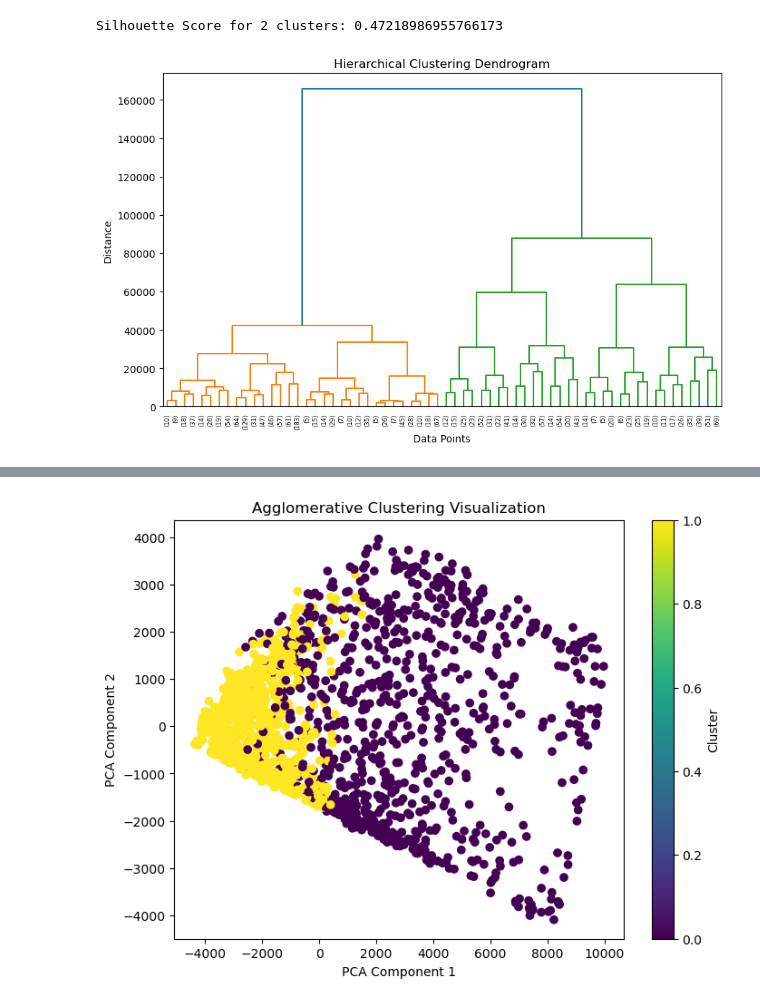
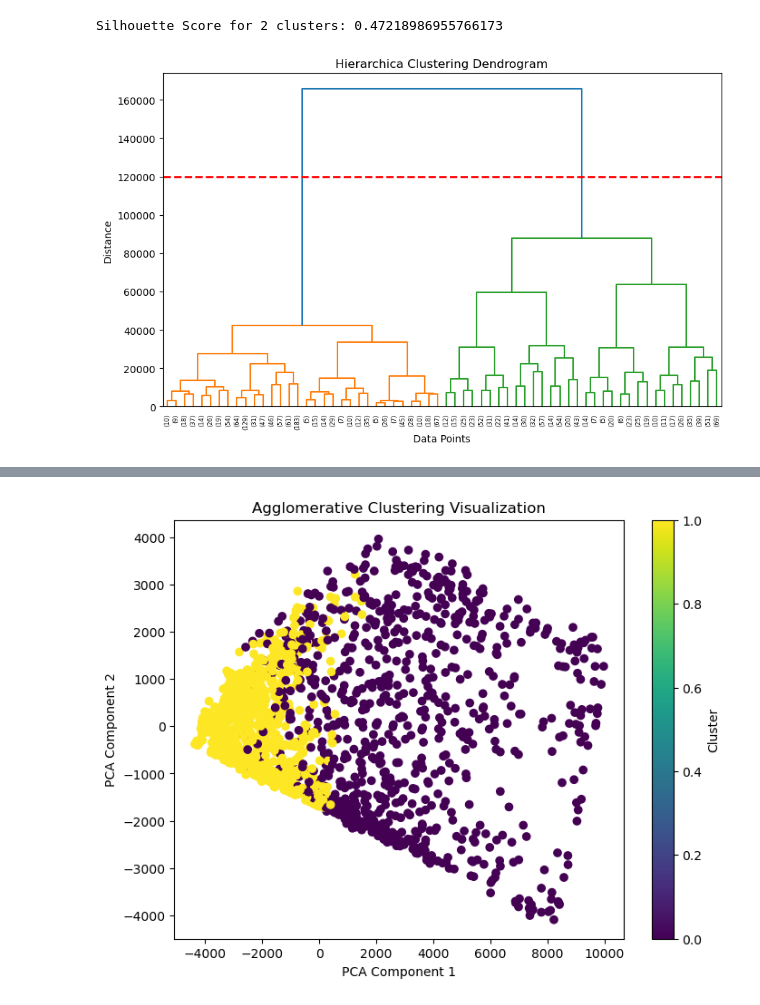
Before and after one commit to kavinkumartk/clustering-task, a Jupyter notebook: clustering.ipynb, the cells around one changed output, grey strips where cells are left out. Saved outputs shown, nothing was run; the diff lists cells and outputs as text; code cells hidden in the pictures.

```diff
--- a/clustering.ipynb
+++ b/clustering.ipynb
@@ -74,14 +71,15 @@ Silhouette Score for 2 clusters: 0.47218986955766173
 # %%
 import scipy.cluster.hierarchy as sch
 linked = sch.linkage(df, method='ward')
 plt.figure(figsize=(10, 6))
 dendrogram = sch.dendrogram(linked,truncate_mode='level',p=5)
+plt.axhline(y=120000, color='red', linestyle='--', linewidth=2)
 plt.title('Hierarchica Clustering Dendrogram')
 plt.xlabel('Data Points')
 plt.ylabel('Distance')
 plt.show()
 # %% [output]
-[figure, old version]
+[figure, new version]
 # %%
 from sklearn.cluster import AgglomerativeClustering
 hc = AgglomerativeClustering(n_clusters=2,linkage='ward')
```
Also changed, not shown: parts of 9 cells of this notebook, 2 other files.
